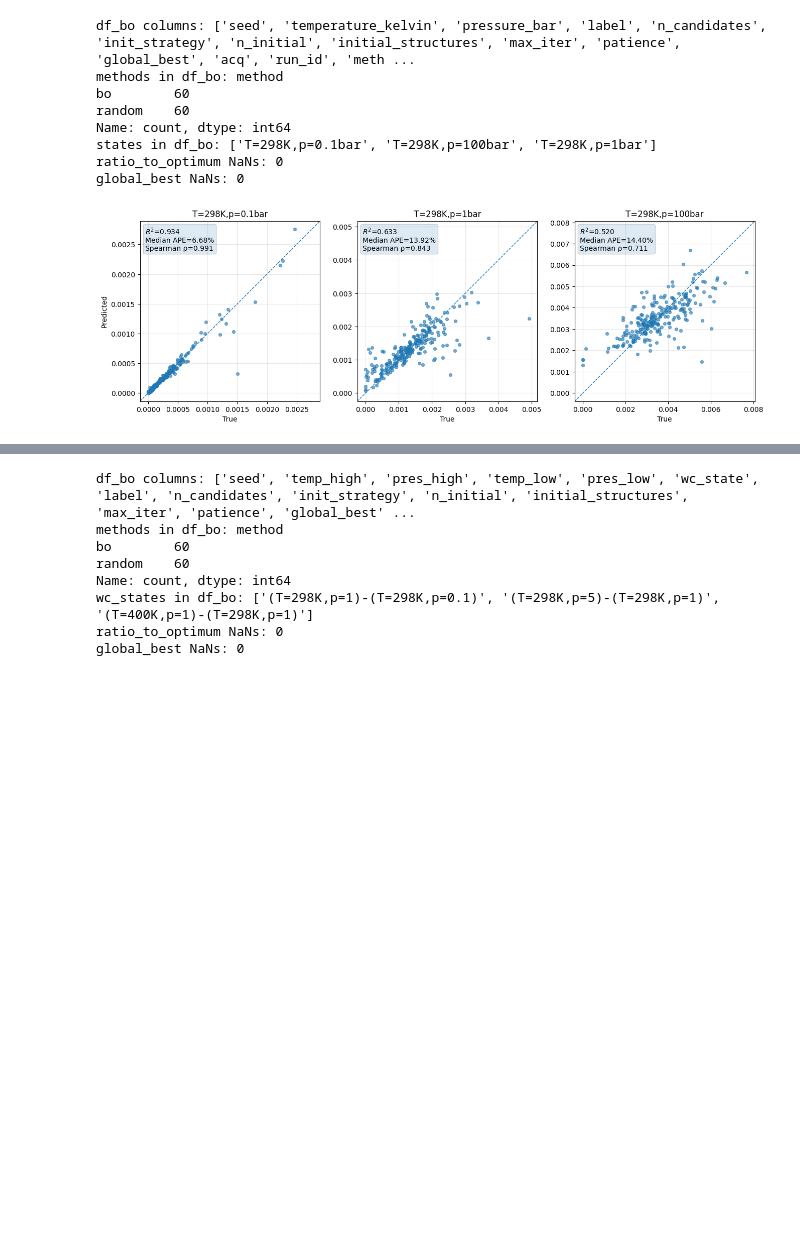
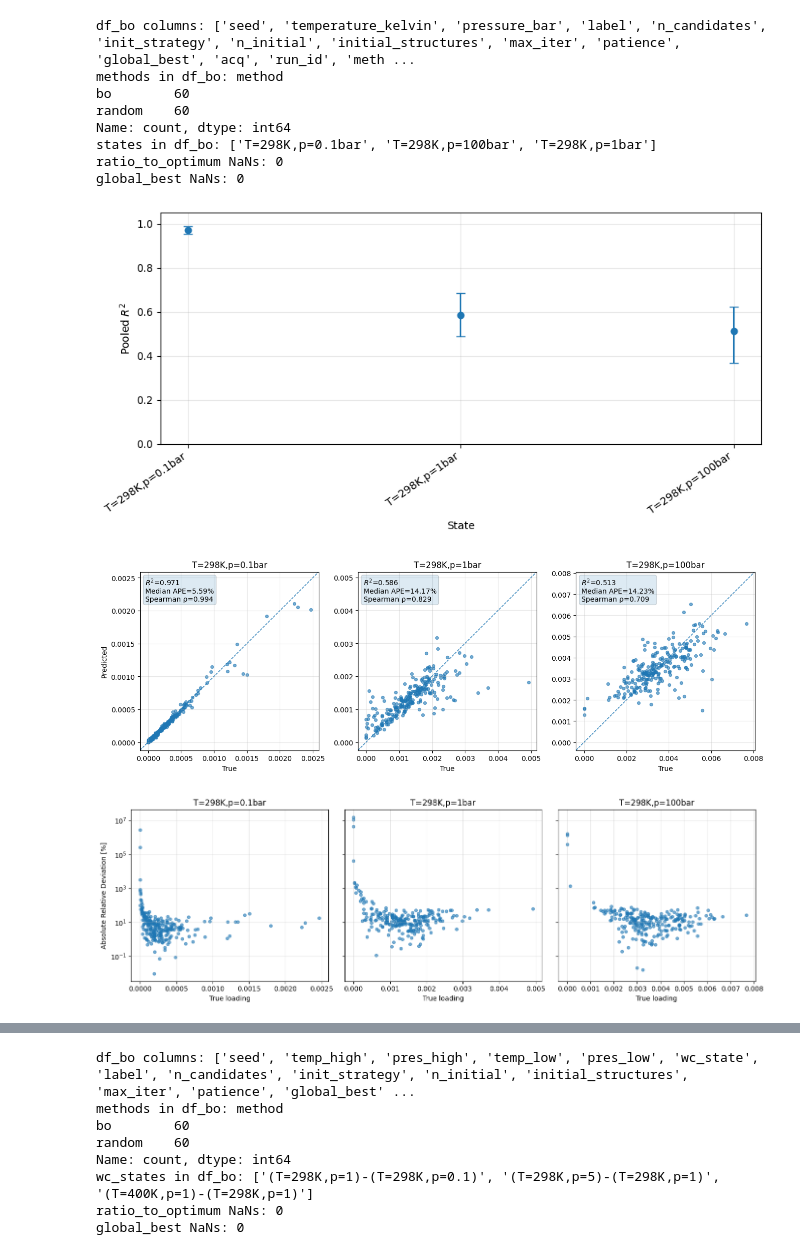
Before and after one commit to dbock369-dot/MASTHA, a Jupyter notebook: TestBench/TestBench_Präsi.ipynb, the cells around one changed output, grey strips where cells are left out. Saved outputs shown, nothing was run; the diff lists cells and outputs as text; code cells hidden in the pictures; blank space fills up the shorter version.

```diff
--- a/TestBench/TestBench_Präsi.ipynb
+++ b/TestBench/TestBench_Präsi.ipynb
@@ -14,9 +14,9 @@ TEMP = 298
 PRESSURES = [0.1, 1.0, 100.0]
 LABEL = "beladung_pro_vol"
 
-POOLED_LOG = BASE / "gp_pooled_r2_log_nodens_ucb.csv"
-BO_RESULTS = BASE / "bo_random_results_nodens_ucb.csv"
-BO_HISTORY = BASE / "bo_random_history_nodens_ucb.csv"
+POOLED_LOG = BASE / "gp_pooled_r2_log_nodens_ucb_40fresh.csv"
+BO_RESULTS = BASE / "bo_random_results_nodens_ucb_40fresh.csv"
+BO_HISTORY = BASE / "bo_random_history_nodens_ucb_40fresh.csv"
 
 # ----------------------------
 # Helpers
@@ -120,7 +120,7 @@ if "abs_rel_deviation" not in oof_all.columns:
 # ============================================================
 # PLOT 1: pooled R² + CI per state
 # ============================================================
-def plot_pooled_r2_ci(df_r2, outfile=BASE/"01_pooled_r2_ci_nodens_ucb.png"):
+def plot_pooled_r2_ci(df_r2, outfile=BASE/"01_pooled_r2_ci_nodens_ucb_40fresh.png"):
     d = df_r2.copy()
     d = ensure_temp_pressure_and_state(d)
 
@@ -149,7 +149,7 @@ def plot_pooled_r2_ci(df_r2, outfile=BASE/"01_pooled_r2_ci_nodens_ucb.png"):
 # ============================================================
 # PLOT 2: Parity plots (per state)
 # ============================================================
-def plot_parity_panels(oof_all, outfile=BASE/"02_parity_panels_nodens_ucb.png"):
+def plot_parity_panels(oof_all, outfile=BASE/"02_parity_panels_nodens_ucb_40fresh.png"):
     fig, axs = plt.subplots(1, len(states), figsize=(4.5 * len(states), 4.5))
     if len(states) == 1:
         axs = [axs]
@@ -208,7 +208,7 @@ def plot_parity_panels(oof_all, outfile=BASE/"02_parity_panels_nodens_ucb.png"):
 # ============================================================
 # PLOT 3A: ARD scatter log-y
 # ============================================================
-def plot_ard_scatter_logy(oof_all, outfile=BASE/"03a_ard_scatter_logy_nodens_ucb.png"):
+def plot_ard_scatter_logy(oof_all, outfile=BASE/"03a_ard_scatter_logy_nodens_ucb_40fresh.png"):
     fig, axs = plt.subplots(1, len(states), figsize=(14, 4.5), sharey=True)
     if len(states) == 1:
         axs = [axs]
@@ -235,7 +235,7 @@ def plot_ard_scatter_logy(oof_all, outfile=BASE/"03a_ard_scatter_logy_nodens_ucb
 # ============================================================
 # PLOT 3B: Median + IQR ARD per state
 # ============================================================
-def plot_ard_median_iqr(oof_all, outfile=BASE/"03b_ard_median_iqr_nodens_ucb.png"):
+def plot_ard_median_iqr(oof_all, outfile=BASE/"03b_ard_median_iqr_nodens_ucb_40fresh.png"):
     rows = []
     for st in states:
         df = oof_all[oof_all["state"] == st]
@@ -268,7 +268,7 @@ def plot_ard_median_iqr(oof_all, outfile=BASE/"03b_ard_median_iqr_nodens_ucb.png
 # ============================================================
 # PLOT 4: Best-so-far vs Iteration (BO vs Random)
 # ============================================================
-def plot_best_so_far_curves(df_hist, states, outfile=BASE/"04_bo_vs_random_best_so_far_nodens_ucb.png"):
+def plot_best_so_far_curves(df_hist, states, outfile=BASE/"04_bo_vs_random_best_so_far_nodens_ucb_40fresh.png"):
     dh = df_hist.copy()
 
     # require numeric columns; state will be synthesized
@@ -331,7 +331,7 @@ def plot_best_so_far_curves(df_hist, states, outfile=BASE/"04_bo_vs_random_best_
 # ============================================================
 # PLOT 5: CDF of ratio_to_optimum (BO vs Random) per state
 # ============================================================
-def plot_ratio_cdf(df_bo, states, outfile=BASE/"05_ratio_cdf_nodens_ucb.png"):
+def plot_ratio_cdf(df_bo, states, outfile=BASE/"05_ratio_cdf_nodens_ucb_40fresh.png"):
     db = df_bo.copy()
 
     required = {"method", "ratio_to_optimum", "temperature_kelvin", "pressure_bar"}
@@ -379,7 +379,7 @@ def plot_ratio_cdf(df_bo, states, outfile=BASE/"05_ratio_cdf_nodens_ucb.png"):
 # PLOT 6: Time-to-threshold
 # ============================================================
 def plot_time_to_threshold(df_hist, df_bo, states, thresholds=(0.90, 0.95, 0.99),
-                           outfile=BASE/"06_time_to_threshold_nodens_ucb.png"):
+                           outfile=BASE/"06_time_to_threshold_nodens_ucb_40fresh.png"):
     dh = ensure_method(ensure_temp_pressure_and_state(df_hist), default="bo")
     db = ensure_method(ensure_temp_pressure_and_state(df_bo), default="bo")
 
@@ -458,7 +458,7 @@ def plot_time_to_threshold(df_hist, df_bo, states, thresholds=(0.90, 0.95, 0.99)
     plt.show()
 
 def plot_best_so_far_curves1(df_hist, df_bo, states,
-                            outfile=BASE/"04_bo_vs_random_best_so_far_nodens_ucb.png"):
+                            outfile=BASE/"04_bo_vs_random_best_so_far_nodens_ucb_40fresh.png"):
     dh = df_hist.copy()
     db = df_bo.copy()
 
@@ -526,37 +526,39 @@ def plot_best_so_far_curves1(df_hist, df_bo, states,
 
         ax.set_title(st)
         ax.set_xlabel("Iteration")
         ax.grid(alpha=0.3)
 
         # Legende: doppelte Labels vermeiden
         handles, labels = ax.get_legend_handles_labels()
         uniq = dict(zip(labels, handles))
         ax.legend(uniq.values(), uniq.keys(), frameon=False, loc="lower right")
 
     axs[0].set_ylabel("Current Best Prediction")
     plt.tight_layout()
     plt.savefig(outfile, dpi=300, bbox_inches="tight")
     plt.show()
 
 
 
 # ============================================================
 # RUN PLOTS
 # ============================================================
-#plot_pooled_r2_ci(df_r2)
+plot_pooled_r2_ci(df_r2)
 plot_parity_panels(oof_all)
-#plot_ard_scatter_logy(oof_all)
-#plot_ard_median_iqr(oof_all)
-#plot_best_so_far_curves1(df_hist, df_bo, states)
-#plot_ratio_cdf(df_bo, states)
-#plot_time_to_threshold(df_hist, df_bo, states, thresholds=(0.90, 0.95, 0.99))
+plot_ard_scatter_logy(oof_all)
+plot_ard_median_iqr(oof_all)
+plot_best_so_far_curves1(df_hist, df_bo, states)
+plot_ratio_cdf(df_bo, states)
+plot_time_to_threshold(df_hist, df_bo, states, thresholds=(0.90, 0.95, 0.99))
 # %% [output]
 df_bo columns: ['seed', 'temperature_kelvin', 'pressure_bar', 'label', 'n_candidates', 'init_strategy', 'n_initial', 'initial_structures', 'max_iter', 'patience', 'global_best', 'acq', 'run_id', 'meth ...
 methods in df_bo: method
 bo        60
 random    60
 Name: count, dtype: int64
 states in df_bo: ['T=298K,p=0.1bar', 'T=298K,p=100bar', 'T=298K,p=1bar']
 ratio_to_optimum NaNs: 0
 global_best NaNs: 0
-[figure, old version]
+[figure, new version]
+[figure, added]
+[figure, added]
```
Also changed, not shown: parts of 1 cell of this notebook, 22 other files.
